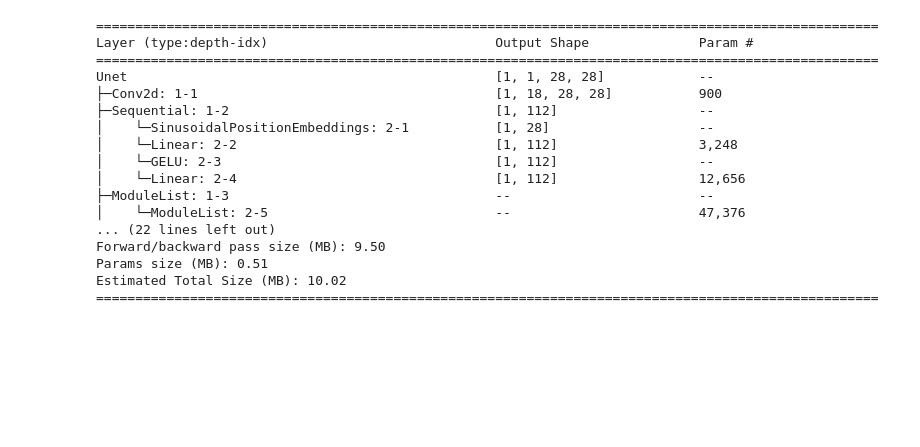
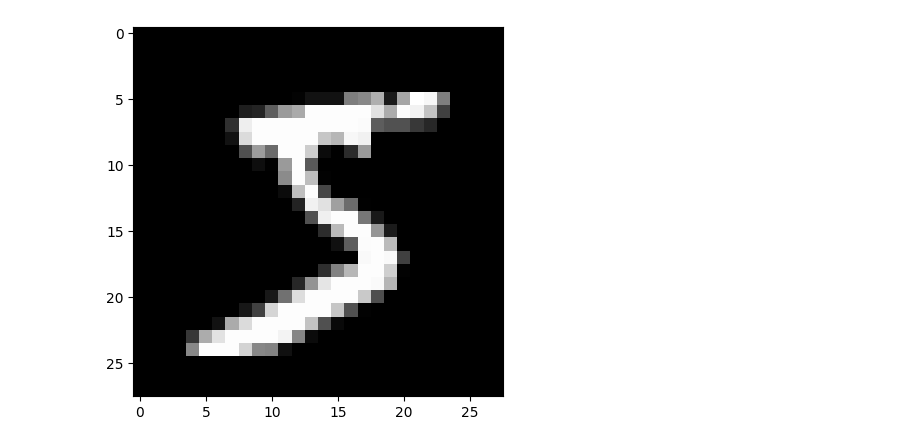
Before and after one commit to gardberg/thesis, a Jupyter notebook: test.ipynb, the cells around one changed output. Cells and saved outputs as stored; diff of their text form; code cells hidden in the pictures; blank space fills up the shorter version.

```diff
--- a/test.ipynb
+++ b/test.ipynb
@@ -17,39 +26,28 @@ mnist = MNIST('./data', train=True, download=True, transform=transform)
 data_loader = DataLoader(mnist, batch_size=batch_size, shuffle=True)
+# %%
+plt.imshow(next(iter(data_loader))[0][0].numpy().squeeze(), cmap='gray');
+# %% [output]
+[figure, added]
 # %%
-from diff_unet import Unet
+from diff_unet import Unet, linear_beta_schedule, cosine_beta_schedule
 
 img = next(iter(data_loader))[0]
-t = torch.randint(0, 100, (batch_size,))
+T = 200
+t = torch.randint(0, T, (batch_size,))
 
 batch_size, channels, height, width = img.shape
 
 unet = Unet(dim=height,
             channels=channels,
-            dim_mults=(1,),
+            dim_mults=(1,2,4),
             resnet_block_groups=7,
-            use_convnext=False)
+            use_convnext=False,
+            timesteps=T,
+            schedule_f=cosine_beta_schedule,)
 
 from torchinfo import summary
 
-summary(unet, [(batch_size, channels, height, width), (batch_size,)], depth=2)
+# summary(unet, [(batch_size, channels, height, width), (batch_size,)], depth=2)
-# %% [output]
-====================================================================================================
-Layer (type:depth-idx)                             Output Shape              Param #
-====================================================================================================
-Unet                                               [1, 1, 28, 28]            --
-├─Conv2d: 1-1                                      [1, 18, 28, 28]           900
-├─Sequential: 1-2                                  [1, 112]                  --
-│    └─SinusoidalPositionEmbeddings: 2-1           [1, 28]                   --
-│    └─Linear: 2-2                                 [1, 112]                  3,248
-│    └─GELU: 2-3                                   [1, 112]                  --
-│    └─Linear: 2-4                                 [1, 112]                  12,656
-├─ModuleList: 1-3                                  --                        --
-│    └─ModuleList: 2-5                             --                        47,376
-... (22 lines left out)
-Forward/backward pass size (MB): 9.50
-Params size (MB): 0.51
-Estimated Total Size (MB): 10.02
-====================================================================================================
 # %%
 import matplotlib.pyplot as plt
 
```
Also changed, not shown: parts of 10 cells of this notebook, 4 other files.
